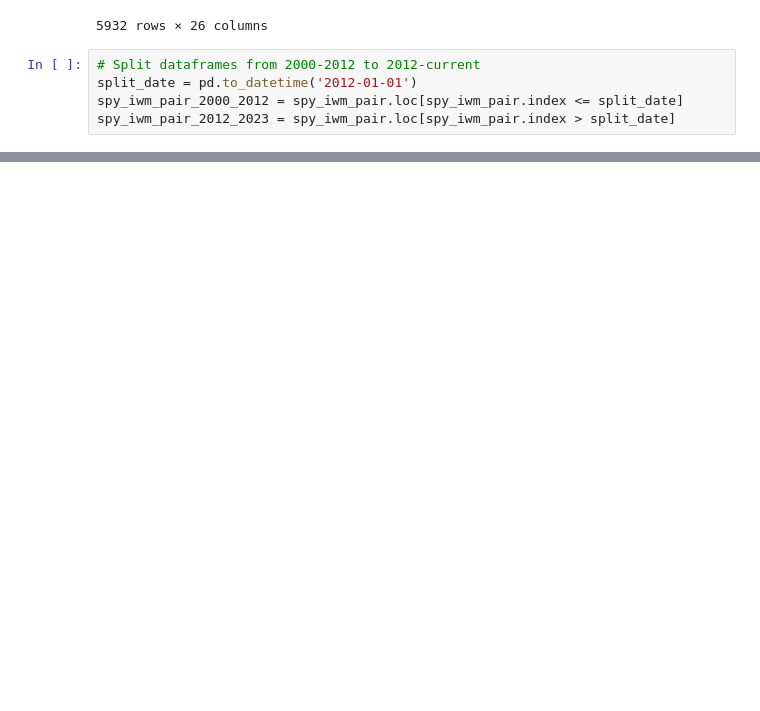
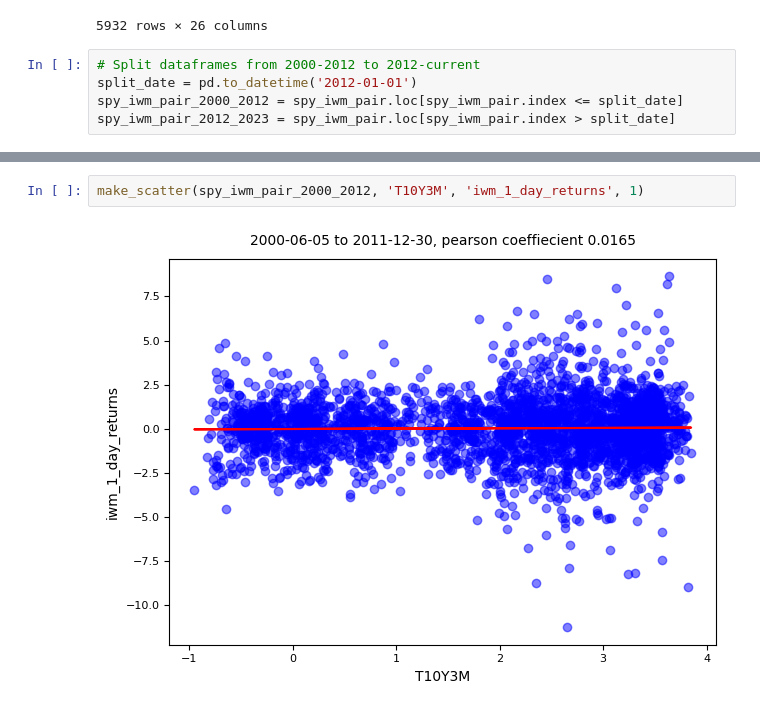
Before and after one commit to Gaiden-Spence/10YRT-3M-Spread-Effects, a Jupyter notebook: main.ipynb, the cells around one changed output, grey strips where cells are left out. Cells and saved outputs as stored; diff of their text form; blank space fills up the shorter version.

```diff
--- a/main.ipynb
+++ b/main.ipynb
@@ -289,0 +203,4 @@ make_scatter(spy_iwm_pair_2000_2012, 'T10Y3M', 'spy_30_day_returns', 30)
+# %%
+make_scatter(spy_iwm_pair_2000_2012, 'T10Y3M', 'iwm_1_day_returns', 1)
+# %% [output]
+[figure, added]
```
Also changed, not shown: parts of 35 cells of this notebook.
